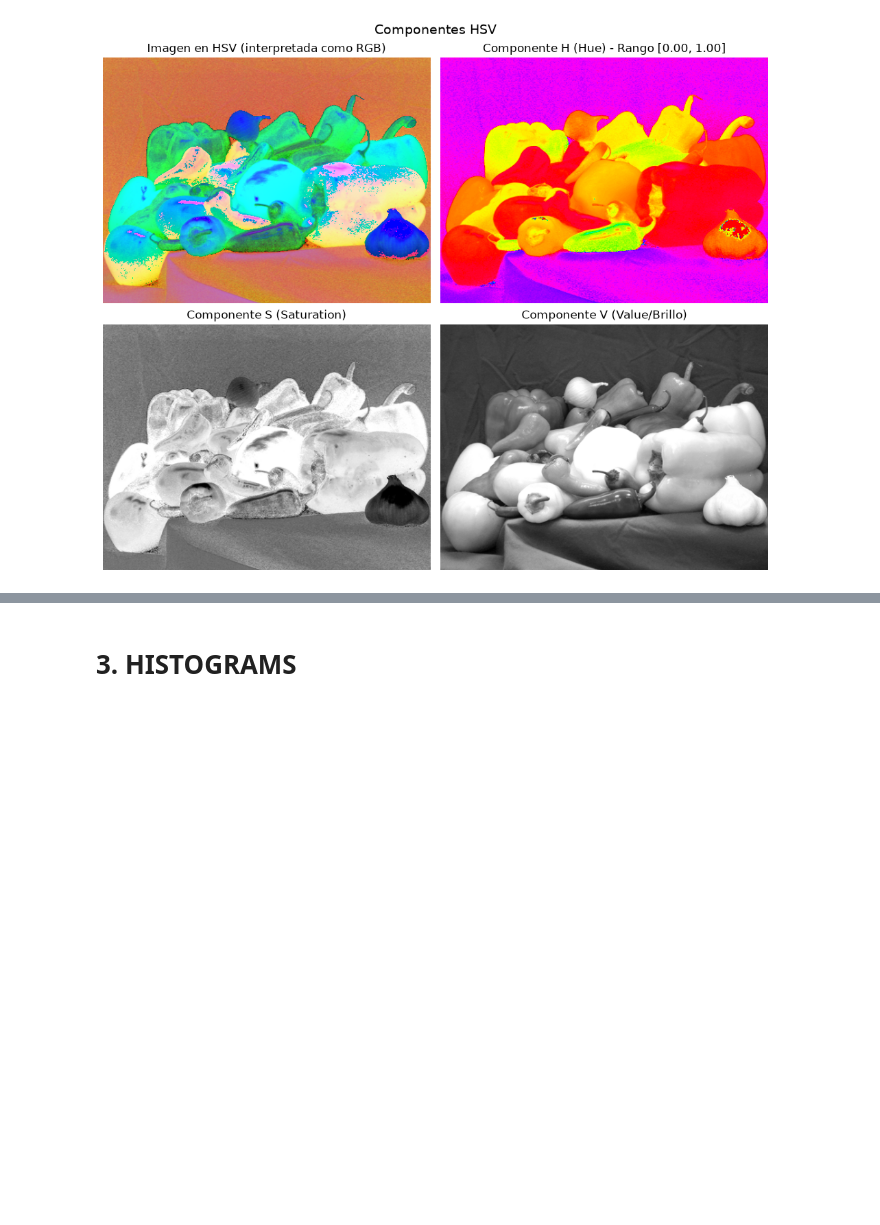
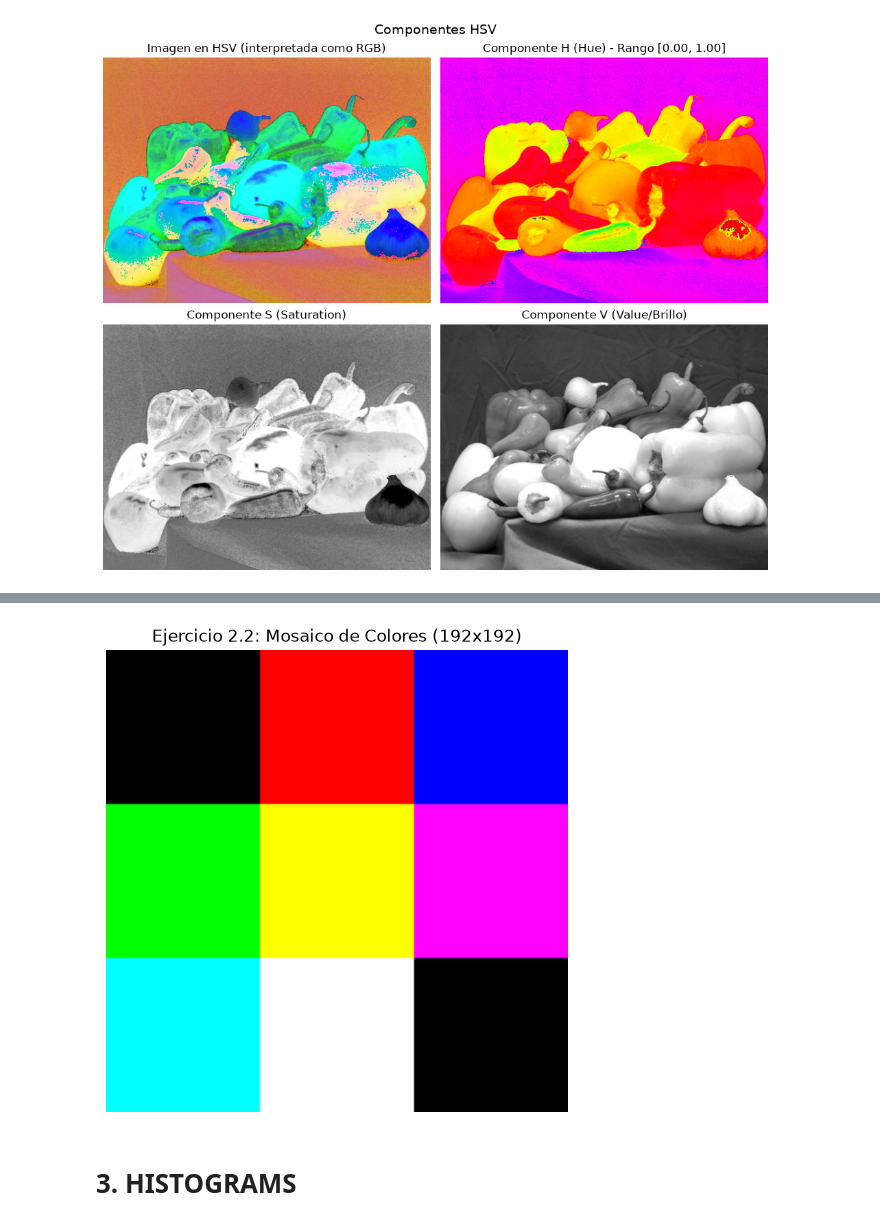
Before and after one commit to Taki3995/Criptografia-y-seguridad-informatica-Laboratories, a Jupyter notebook: Lab 1/Lab1.ipynb, the cells around one changed output, grey strips where cells are left out. Drawn from its saved outputs; the diff is of its cells as text; code cells hidden in the pictures; blank space fills up the shorter version.

```diff
--- a/Lab 1/Lab1.ipynb
+++ b/Lab 1/Lab1.ipynb
@@ -200,3 +217,49 @@ plt.show()
+# %%
+import numpy as np
+import matplotlib.pyplot as plt
+
+# 1. Crear una matriz de ceros de tamaño 192 x 192 x 3 (tipo float32)
+mosaic = np.zeros((192, 192, 3), dtype=np.float32)
+
+# Tamaño de cada bloque de la cuadrícula
+block_size = 64
+
+# 2. Definir los colores RGB en rango [0, 1]
+colors = {
+    'black':   [0, 0, 0],
+    'red':     [1, 0, 0],
+    'blue':    [0, 0, 1],
+    'green':   [0, 1, 0],
+    'yellow':  [1, 1, 0],
+    'magenta': [1, 0, 1],
+    'cyan':    [0, 1, 1],
+    'white':   [1, 1, 1]
+}
+
+# 3. Asignar los colores a cada bloque usando slicing de NumPy [y_start:y_end, x_start:x_end]
+# Fila 0
+mosaic[0:64, 0:64]     = colors['black']
+mosaic[0:64, 64:128]   = colors['red']
+mosaic[0:64, 128:192]  = colors['blue']
+
+# Fila 1
+mosaic[64:128, 0:64]    = colors['green']
+mosaic[64:128, 64:128]  = colors['yellow']
+mosaic[64:128, 128:192] = colors['magenta']
+
+# Fila 2
+mosaic[128:192, 0:64]    = colors['cyan']
+mosaic[128:192, 64:128]  = colors['white']
+mosaic[128:192, 128:192] = colors['black']
+
+# 4. Mostrar el mosaico generado
+plt.figure(figsize=(6, 6))
+plt.imshow(mosaic)
+plt.title('Ejercicio 2.2: Mosaico de Colores (192x192)')
+plt.axis('off')
+plt.show()
+# %% [output]
+[figure, added]
 # %% [markdown]
 # 3. HISTOGRAMS
 # %% [markdown]
```
Also changed, not shown: parts of 2 cells of this notebook.
